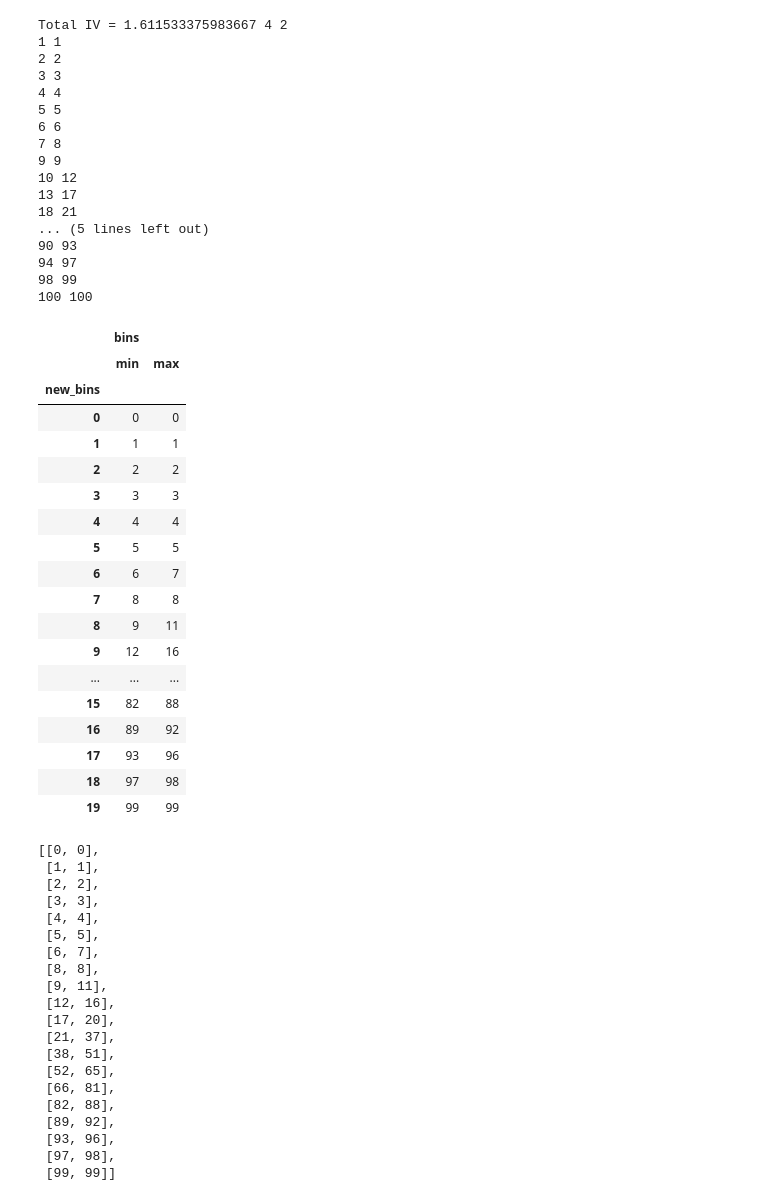
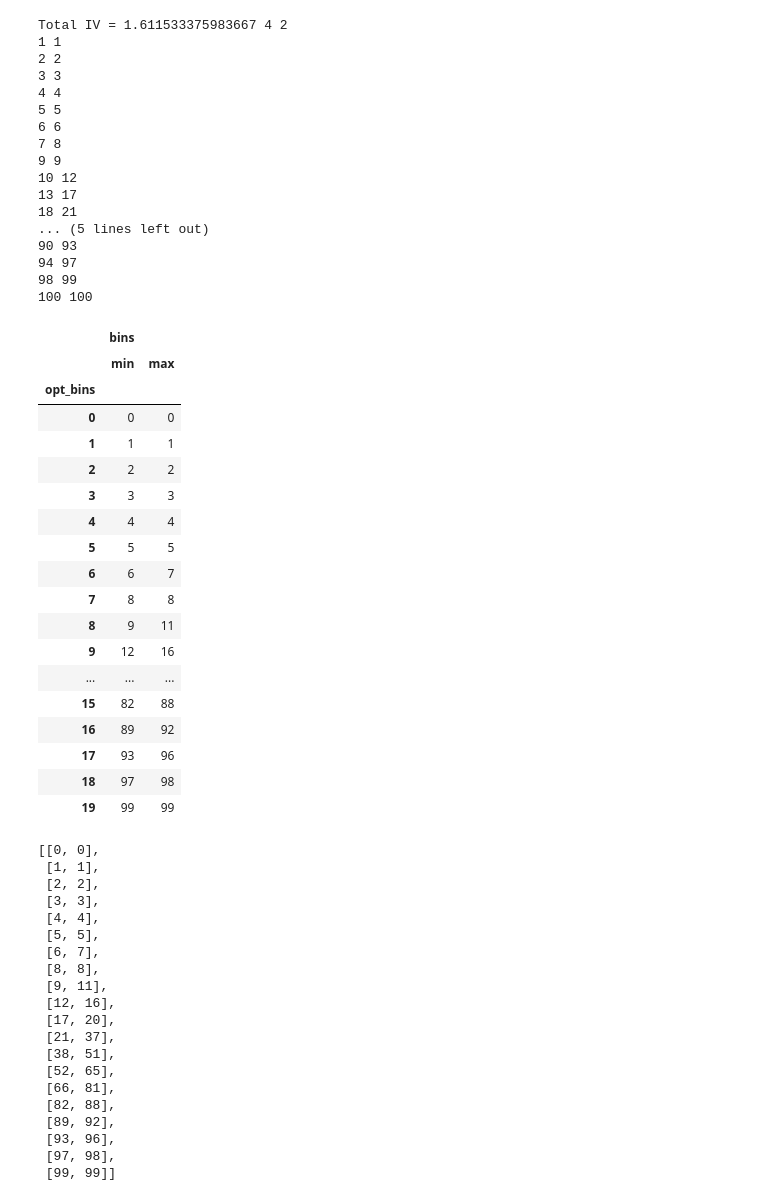
Before and after one commit to at621/snippets, a Jupyter notebook: optimal_pooling.ipynb, the cells around one changed output. Drawn from its saved outputs; the diff is of its cells as text; code cells hidden in the pictures.

```diff
--- a/optimal_pooling.ipynb
+++ b/optimal_pooling.ipynb
@@ -362,41 +362,40 @@ Total IV = 1.611533375983667 4 2
 94 97
 98 99
 100 100
-# %%
-# Create new bins
-new_bins = [edge for sublist in bins for edge in sublist]
-new_bins[-1] += 1  # To include the last edge in the bin
-
-def map_bins(row, bin_edges):
-    for i in range(0, len(bin_edges)-1):
-        if bin_edges[i] <= row['bins'] < bin_edges[i+1]:
-            return i // 2
-    return (len(bin_edges) - 2) // 2
-
-df['new_bins'] = df.apply(map_bins, bin_edges=new_bins, axis=1)
-
-# Show stats
-df.groupby('new_bins').agg({'bins':['min', 'max']})
-# %% [output]
-|  | bins |  |
-|  | min | max |
-| new_bins |  |  |
-| 0 | 0 | 0 |
-| 1 | 1 | 1 |
-| 2 | 2 | 2 |
-| 3 | 3 | 3 |
-| 4 | 4 | 4 |
-| 5 | 5 | 5 |
-| 6 | 6 | 7 |
-| 7 | 8 | 8 |
-| 8 | 9 | 11 |
-| 9 | 12 | 16 |
-| ... | ... | ... |
-| 15 | 82 | 88 |
-| 16 | 89 | 92 |
-| 17 | 93 | 96 |
-| 18 | 97 | 98 |
-| 19 | 99 | 99 |
+# %%
+# Create a mapping table
+mapping = []
+for i, b in enumerate(bins):
+    for j in range(b[0], b[1]+1):
+        mapping.append((j, i))
+
+mapping_df = pd.DataFrame(mapping, columns=['bins', 'opt_bins'])
+
+# Assume df is your original DataFrame, merge with mapping_df
+df = df.merge(mapping_df, on='bins', how='left')
+
+# Show stats
+df.groupby('opt_bins').agg({'bins':['min', 'max']})
+# %% [output]
+|  | bins |  |
+|  | min | max |
+| opt_bins |  |  |
+| 0 | 0 | 0 |
+| 1 | 1 | 1 |
+| 2 | 2 | 2 |
+| 3 | 3 | 3 |
+| 4 | 4 | 4 |
+| 5 | 5 | 5 |
+| 6 | 6 | 7 |
+| 7 | 8 | 8 |
+| 8 | 9 | 11 |
+| 9 | 12 | 16 |
+| ... | ... | ... |
+| 15 | 82 | 88 |
+| 16 | 89 | 92 |
+| 17 | 93 | 96 |
+| 18 | 97 | 98 |
+| 19 | 99 | 99 |
 # %%
 bins
 # %% [output]
```
Also changed, not shown: parts of 1 cell of this notebook.
